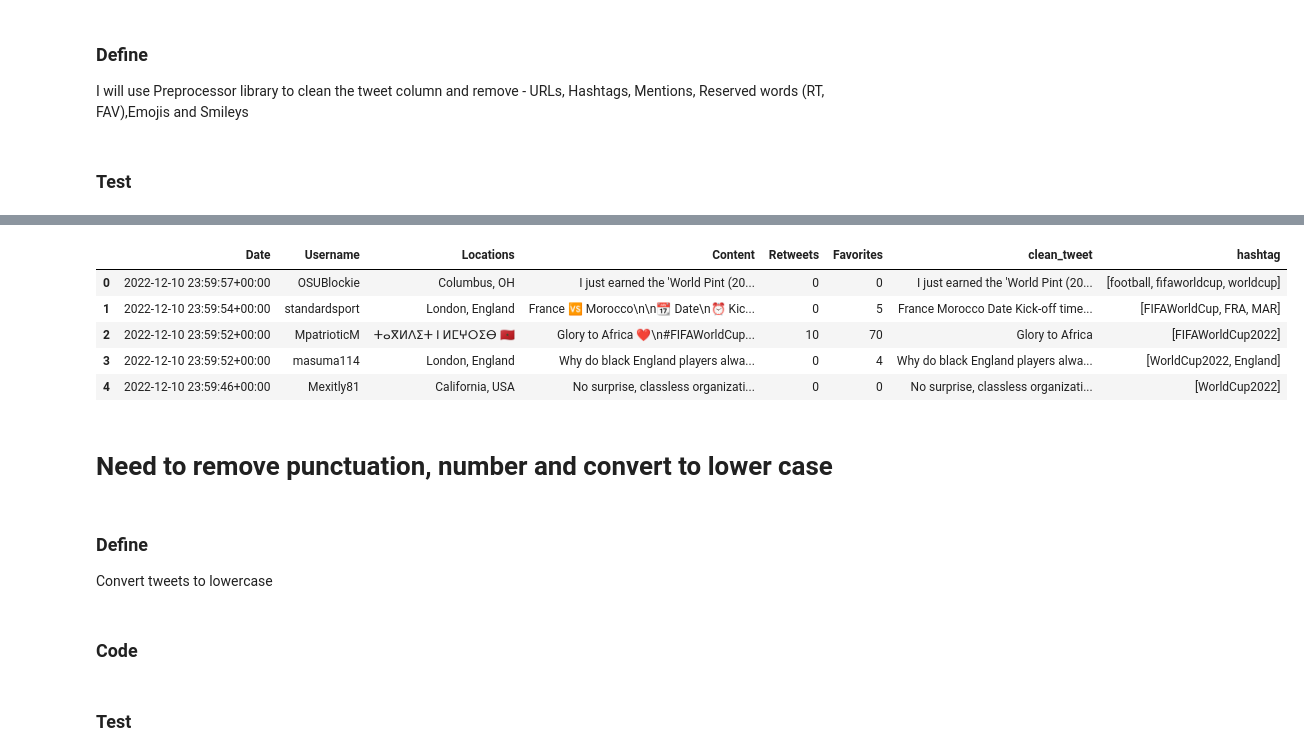
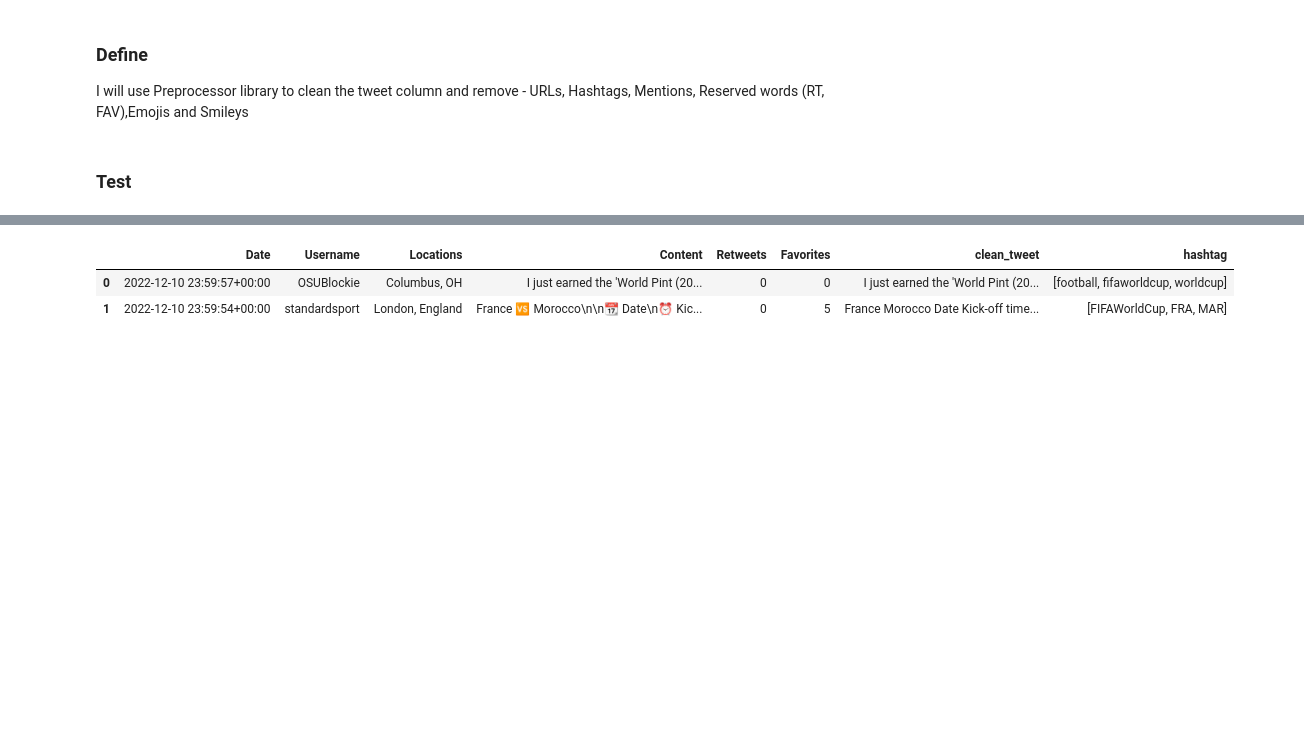
Before and after one commit to Gunjuzone/FIFA_World_Cup_2022_Sentiment_Analysis, a Jupyter notebook: 2022_Fifa_World_Cup_Sentiment_Analysis.ipynb, the cells around one changed output, grey strips where cells are left out. Cells and saved outputs as stored; diff of their text form; code cells hidden in the pictures; blank space fills up the shorter version.

```diff
--- a/2022_Fifa_World_Cup_Sentiment_Analysis.ipynb
+++ b/2022_Fifa_World_Cup_Sentiment_Analysis.ipynb
@@ -263,18 +264,8 @@ df.head()
 # %%
 df['hashtag'] = df['Content'].apply(lambda x: re.findall(r'#(\w+)', x))
 # %%
-df.head()
+df.head(2)
 # %% [output]
 |  | Date | Username | Locations | Content | Retweets | Favorites | clean_tweet | hashtag |
 | 0 | 2022-12-10 23:59:57+00:00 | OSUBlockie | Columbus, OH | I just earned the 'World Pint (20... | 0 | 0 | I just earned the 'World Pint (20... | [football, fifaworldcup, worldcup] |
 | 1 | 2022-12-10 23:59:54+00:00 | standardsport | London, England | France 🆚 Morocco\n\n📆 Date\n⏰ Kic... | 0 | 5 | France Morocco Date Kick-off time... | [FIFAWorldCup, FRA, MAR] |
-| 2 | 2022-12-10 23:59:52+00:00 | MpatrioticM | ⵜⴰⴳⵍⴷⵉⵜ ⵏ ⵍⵎⵖⵔⵉⴱ 🇲🇦 | Glory to Africa ❤️\n#FIFAWorldCup... | 10 | 70 | Glory to Africa | [FIFAWorldCup2022] |
-| 3 | 2022-12-10 23:59:52+00:00 | masuma114 | London, England | Why do black England players alwa... | 0 | 4 | Why do black England players alwa... | [WorldCup2022, England] |
-| 4 | 2022-12-10 23:59:46+00:00 | Mexitly81 | California, USA | No surprise, classless organizati... | 0 | 0 | No surprise, classless organizati... | [WorldCup2022] |
-# %% [markdown]
-# Need to remove punctuation, number and convert to lower case
-# %% [markdown]
-### Define
-Convert tweets to lowercase
-# %% [markdown]
-### Code
@@ -283,2 +271,0 @@ df['clean_tweet'] = df['clean_tweet'].astype(str).str.lower()
-# %% [markdown]
-### Test
```
Also changed, not shown: parts of 58 cells of this notebook.
